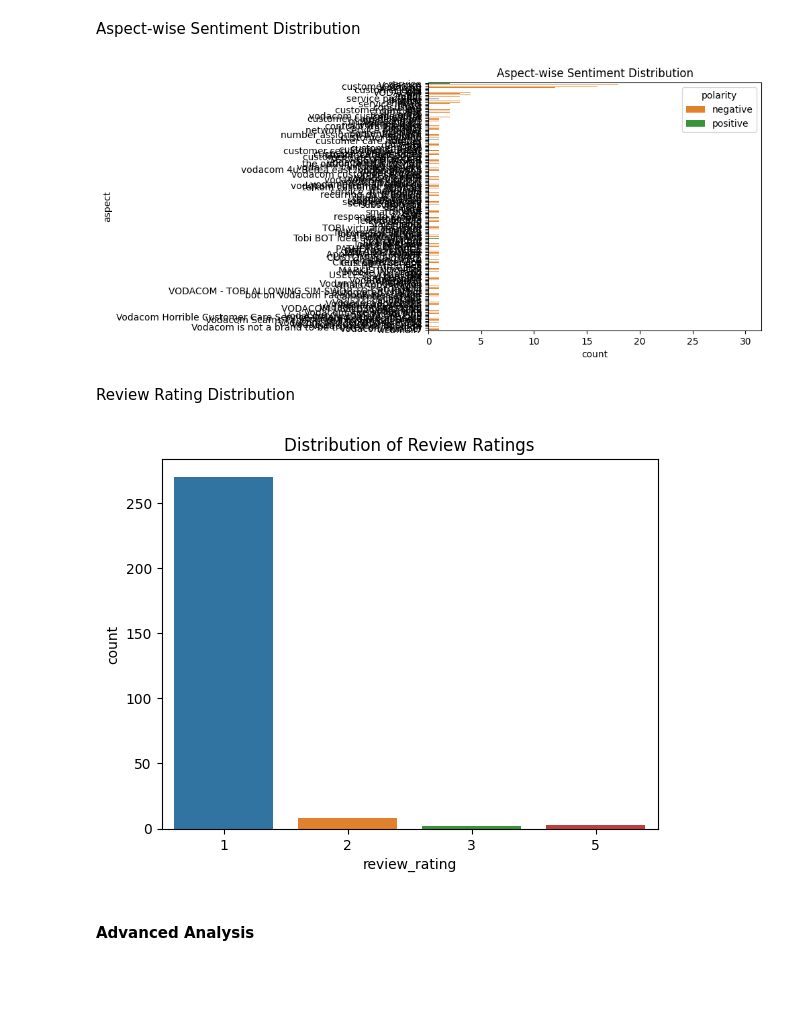
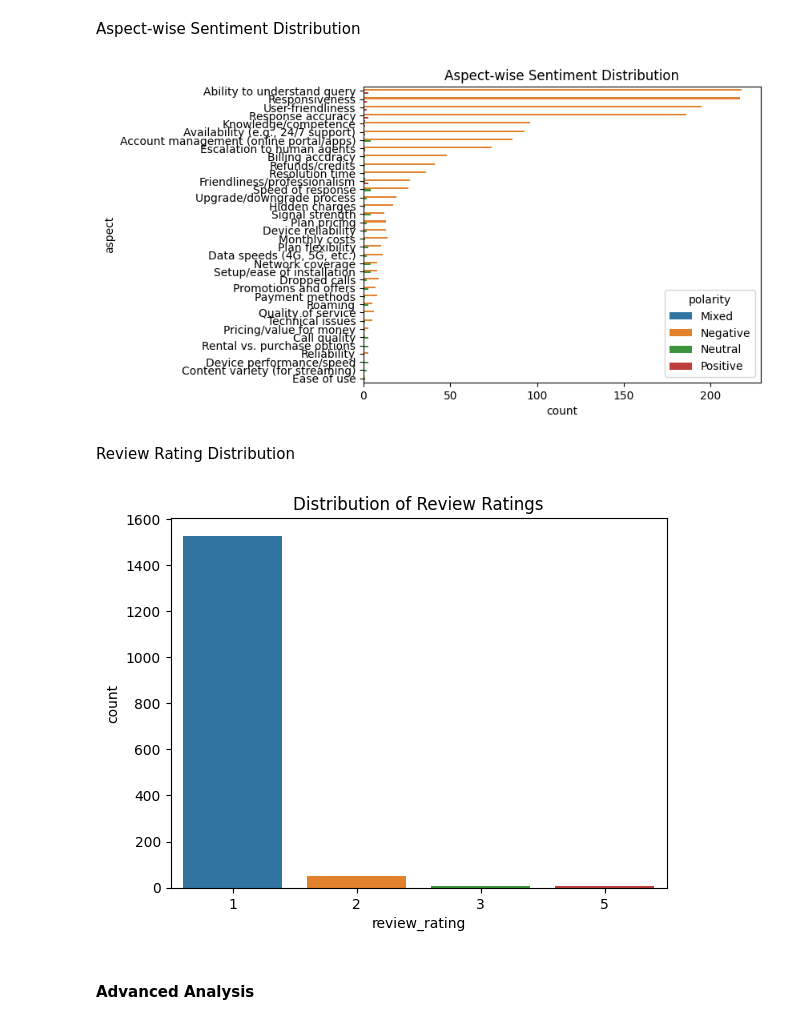
Before and after one commit to JohnnyFoulds/dsm050-2023-apr, a Jupyter notebook: notebooks/03_coursework/03-04_time_series.ipynb, the cells around one changed output. Drawn from its saved outputs; the diff is of its cells as text; code cells hidden in the pictures; blank space fills up the shorter version.

```diff
--- a/notebooks/03_coursework/03-04_time_series.ipynb
+++ b/notebooks/03_coursework/03-04_time_series.ipynb
@@ -119,7 +119,7 @@ memory usage: 31.9+ KB
 ### Hellopeter Aspect Based Sentiment Analysis data
 # %%
 # load the hellopeter aspect based sentiment analysis data
-df_hellopeter_absa = pd.read_parquet('../../data/interim/01-07_quadruples.parquet')
+df_hellopeter_absa = pd.read_parquet('../../data/interim/01-09_absa.parquet')
 
 print(df_hellopeter_absa.shape)
 display(df_hellopeter_absa.head())
@@ -136,10 +136,9 @@ def set_hellopeter_absa_categorical(dataframe: pd.DataFrame) -> pd.DataFrame:
     """Set the datatype for all categorical columns"""
     df_result = dataframe.copy()
 
+    set_category(df_result, 'entity')
     set_category(df_result, 'aspect')
     set_category(df_result, 'polarity')
-    set_category(df_result, 'opinion')
-    set_category(df_result, 'category')
 
     return df_result
 
@@ -238,11 +268,15 @@ plt.show()
 # %% [markdown]
 Aspect-wise Sentiment Distribution
 # %%
-sns.countplot(data=df_hellopeter_merged, y='aspect', hue='polarity', order=df_hellopeter_merged['aspect'].value_counts().index)
+sns.countplot(
+    data=df_hellopeter_merged,
+    y='aspect',
+    hue='polarity',
+    order=df_hellopeter_merged['aspect'].value_counts().index)
 plt.title('Aspect-wise Sentiment Distribution')
 plt.show()
 # %% [output]
-[figure, old version]
+[figure, new version]
 # %% [markdown]
 Review Rating Distribution
 # %%
@@ -250,7 +284,7 @@ sns.countplot(data=df_hellopeter_merged, x='review_rating')
 plt.title('Distribution of Review Ratings')
 plt.show()
 # %% [output]
-[figure, old version]
+[figure, new version]
 # %% [markdown]
 #### Advanced Analysis
 # %% [markdown]
```
Also changed, not shown: parts of 17 cells of this notebook, 2 other files.
